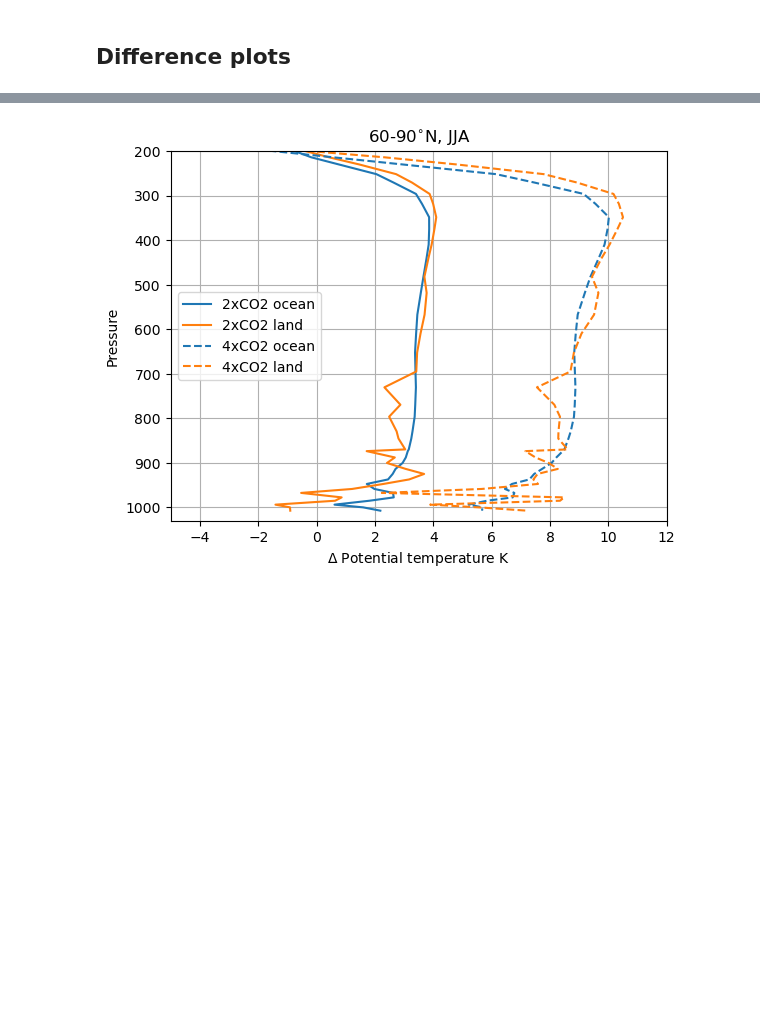
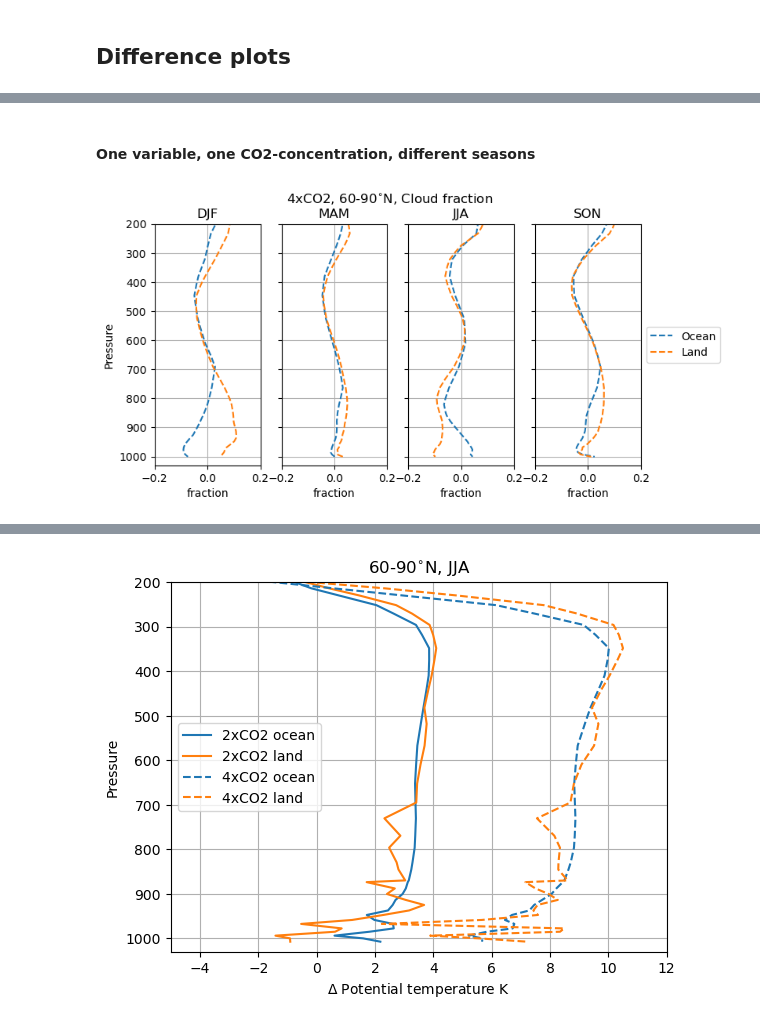
Before and after one commit to astridbg/arctic-cloud-feedbacks, a Jupyter notebook: vertical_profiles.ipynb, the cells around one changed output, grey strips where cells are left out. Drawn from its saved outputs; the diff is of its cells as text; code cells hidden in the pictures; blank space fills up the shorter version.

```diff
--- a/vertical_profiles.ipynb
+++ b/vertical_profiles.ipynb
@@ -232,0 +247,43 @@ plt.show()
+# %% [markdown]
+#### One variable, one CO2-concentration, different seasons
+# %%
+ONLY_OPEN_OCEAN=True
+var = 'CLOUD'
+co2_conc = 'abrupt-4xCO2'
+Arctic_limit = 60
+seasons = ['DJF','MAM','JJA','SON']
+xlims = [[-0.2,0.2], [-0.2,0.2], [-0.2,0.2], [-0.2,0.2]]
+name = 'Cloud fraction'
+unit = 'fraction'
+
+fig, axs = plt.subplots(1, 4, figsize=(8,4), sharey=True)
+fig.suptitle(co2_conc.split('-')[-1]+', '+str(Arctic_limit)+'-90$^{\circ}$N, '+name)
+
+for ax,season,xlim in zip(axs.flatten(),seasons, xlims):
+
+    Arctic_lnd_piClim = functions.computeWeightedMeanMasked(ds_seasons[var].sel(lat=slice(Arctic_limit, 90), season=season, co2_conc='piClim'), landmask.sel(lat=slice(Arctic_limit, 90)))
+    Arctic_lnd_per = functions.computeWeightedMeanMasked(ds_seasons[var].sel(lat=slice(Arctic_limit, 90), season=season, co2_conc=co2_conc), landmask.sel(lat=slice(Arctic_limit, 90)))
+    if ONLY_OPEN_OCEAN:
+        Arctic_ocn_piClim = functions.computeWeightedMeanMasked(ds_seasons[var].sel(lat=slice(Arctic_limit, 90), season=season, co2_conc='piClim'), openocean_piClim.sel(lat=slice(Arctic_limit, 90), season=season))
+        Arctic_ocn_per = functions.computeWeightedMeanMasked(ds_seasons[var].sel(lat=slice(Arctic_limit, 90), season=season, co2_conc=co2_conc), openocean_piClim.sel(lat=slice(Arctic_limit, 90), season=season))
+    else:
+        Arctic_ocn_piClim = functions.computeWeightedMeanMasked(ds_seasons[var].sel(lat=slice(Arctic_limit, 90), season=season, co2_conc='piClim'), oceanmask.sel(lat=slice(Arctic_limit, 90)))
+        Arctic_ocn_per = functions.computeWeightedMeanMasked(ds_seasons[var].sel(lat=slice(Arctic_limit, 90), season=season, co2_conc=co2_conc), oceanmask.sel(lat=slice(Arctic_limit, 90)))
+
+    if var=='Q':
+        ax.plot((Arctic_ocn_per-Arctic_ocn_piClim)*1000, ds_seasons.plev, color='tab:blue', linestyle = '--',label='Ocean')
+        ax.plot((Arctic_lnd_per-Arctic_lnd_piClim)*1000, ds_seasons.plev, color='tab:orange', linestyle = '--', label='Land')
+    else:
+        ax.plot(Arctic_ocn_per-Arctic_ocn_piClim, ds_seasons.plev, color='tab:blue', linestyle = '--',label='Ocean')
+        ax.plot(Arctic_lnd_per-Arctic_lnd_piClim, ds_seasons.plev, color='tab:orange', linestyle = '--', label='Land')
+
+    ax.set_ylim([1030,200])
+    ax.set_xlabel(unit)
+    ax.set_title(season)
+    ax.set_xlim(xlim)
+    ax.grid()
+axs[0].set_ylabel('Pressure')
+ax.legend(loc='center left', bbox_to_anchor=(1, 0.5))
+plt.show()
+# %% [output]
+[figure, added]
```
Also changed, not shown: parts of 52 cells of this notebook, 4 other files.
